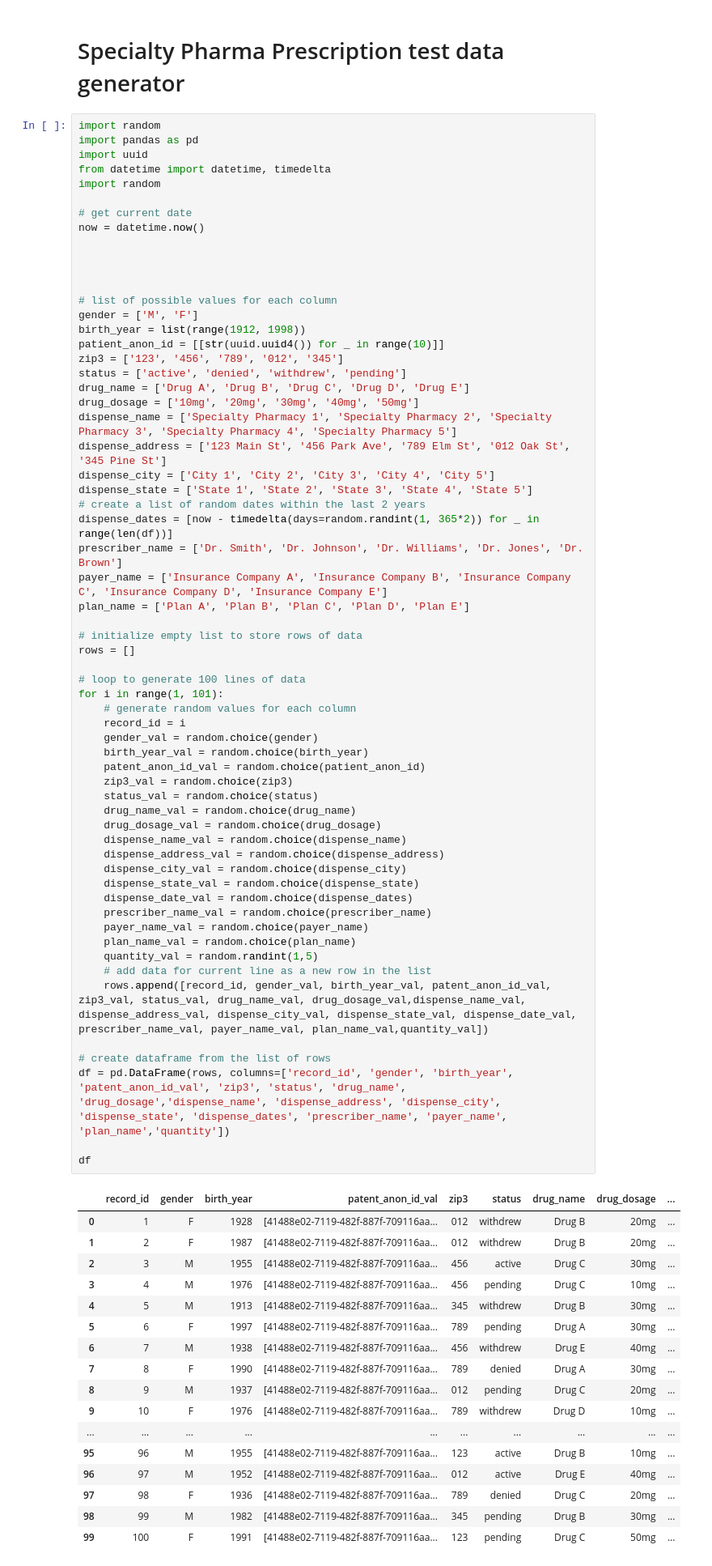
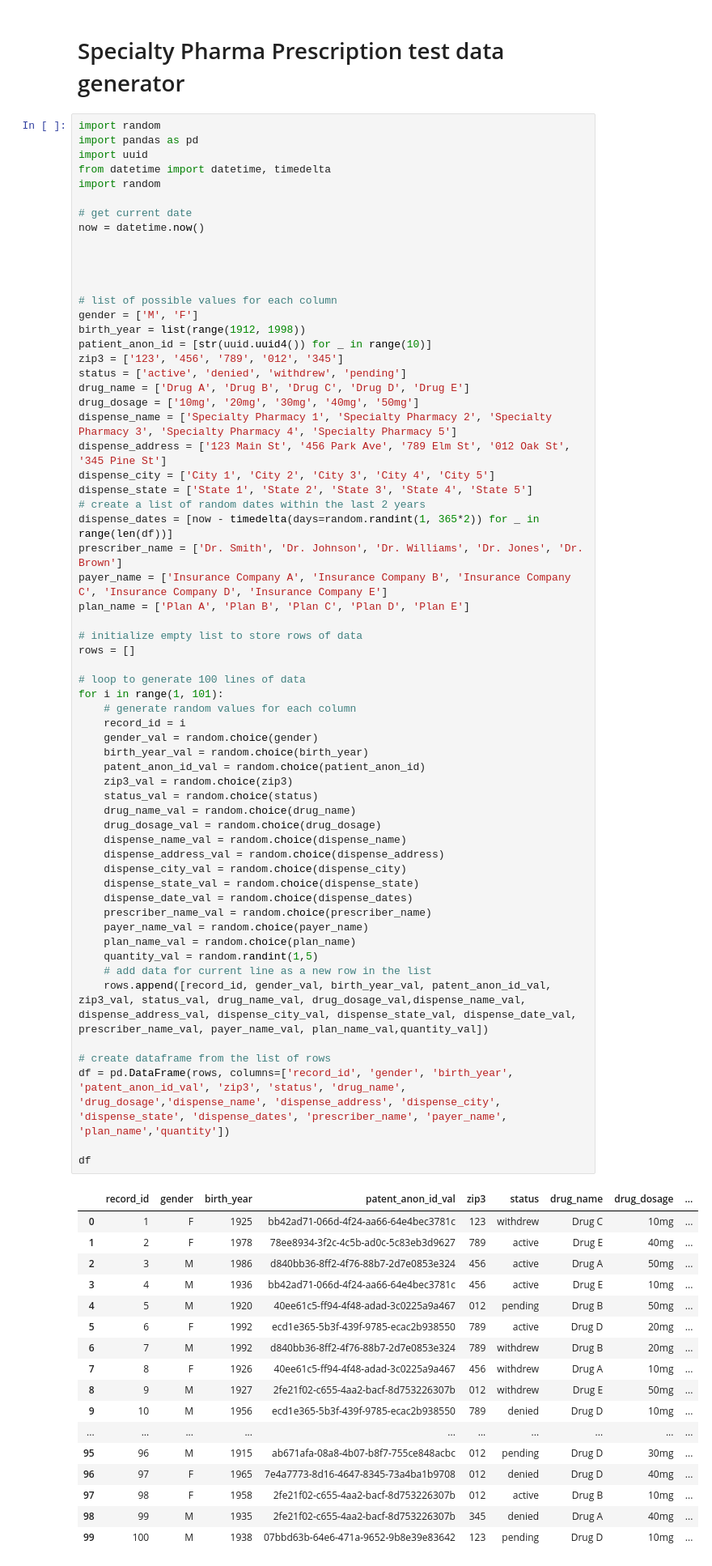
Before and after one commit to peterlyeung/biotech_data, a Jupyter notebook: Generate test data for special pharma prescriptions.ipynb, the cells around one changed output. Shown at 81% size. Drawn from its saved outputs; the diff is of its cells as text.

Commit message:
Corrected anon_id
Should not be array in array

```diff
--- a/Generate test data for special pharma prescriptions.ipynb
+++ b/Generate test data for special pharma prescriptions.ipynb
@@ -16,7 +16,7 @@ now = datetime.now()
 # list of possible values for each column
 gender = ['M', 'F']
 birth_year = list(range(1912, 1998))
-patient_anon_id = [[str(uuid.uuid4()) for _ in range(10)]]
+patient_anon_id = [str(uuid.uuid4()) for _ in range(10)]
 zip3 = ['123', '456', '789', '012', '345']
 status = ['active', 'denied', 'withdrew', 'pending']
 drug_name = ['Drug A', 'Drug B', 'Drug C', 'Drug D', 'Drug E']
@@ -36,47 +36,47 @@ rows = []
 
 # loop to generate 100 lines of data
 for i in range(1, 101):
     # generate random values for each column
     record_id = i
     gender_val = random.choice(gender)
     birth_year_val = random.choice(birth_year)
     patent_anon_id_val = random.choice(patient_anon_id)
     zip3_val = random.choice(zip3)
     status_val = random.choice(status)
     drug_name_val = random.choice(drug_name)
     drug_dosage_val = random.choice(drug_dosage)
     dispense_name_val = random.choice(dispense_name)
     dispense_address_val = random.choice(dispense_address)
     dispense_city_val = random.choice(dispense_city)
     dispense_state_val = random.choice(dispense_state)
     dispense_date_val = random.choice(dispense_dates)
     prescriber_name_val = random.choice(prescriber_name)
     payer_name_val = random.choice(payer_name)
     plan_name_val = random.choice(plan_name)
     quantity_val = random.randint(1,5)
     # add data for current line as a new row in the list
     rows.append([record_id, gender_val, birth_year_val, patent_anon_id_val, zip3_val, status_val, drug_name_val, drug_dosage_val,dispense_name_val, dispense_address_val, dispense_city_val, dispense_state_val, dispense_date_val, prescriber_name_val, payer_name_val, plan_name_val,quantity_val])
 
 # create dataframe from the list of rows
 df = pd.DataFrame(rows, columns=['record_id', 'gender', 'birth_year', 'patent_anon_id_val', 'zip3', 'status', 'drug_name', 'drug_dosage','dispense_name', 'dispense_address', 'dispense_city', 'dispense_state', 'dispense_dates', 'prescriber_name', 'payer_name', 'plan_name','quantity'])
 
 df
 # %% [output]
 |  | record_id | gender | birth_year | patent_anon_id_val | zip3 | status | drug_name | drug_dosage | ... |
-| 0 | 1 | F | 1928 | [41488e02-7119-482f-887f-709116aa... | 012 | withdrew | Drug B | 20mg | ... |
-| 1 | 2 | F | 1987 | [41488e02-7119-482f-887f-709116aa... | 012 | withdrew | Drug B | 20mg | ... |
-| 2 | 3 | M | 1955 | [41488e02-7119-482f-887f-709116aa... | 456 | active | Drug C | 30mg | ... |
-| 3 | 4 | M | 1976 | [41488e02-7119-482f-887f-709116aa... | 456 | pending | Drug C | 10mg | ... |
-| 4 | 5 | M | 1913 | [41488e02-7119-482f-887f-709116aa... | 345 | withdrew | Drug B | 30mg | ... |
-| 5 | 6 | F | 1997 | [41488e02-7119-482f-887f-709116aa... | 789 | pending | Drug A | 30mg | ... |
-| 6 | 7 | M | 1938 | [41488e02-7119-482f-887f-709116aa... | 456 | withdrew | Drug E | 40mg | ... |
-| 7 | 8 | F | 1990 | [41488e02-7119-482f-887f-709116aa... | 789 | denied | Drug A | 30mg | ... |
-| 8 | 9 | M | 1937 | [41488e02-7119-482f-887f-709116aa... | 012 | pending | Drug C | 20mg | ... |
-| 9 | 10 | F | 1976 | [41488e02-7119-482f-887f-709116aa... | 789 | withdrew | Drug D | 10mg | ... |
+| 0 | 1 | F | 1925 | bb42ad71-066d-4f24-aa66-64e4bec3781c | 123 | withdrew | Drug C | 10mg | ... |
+| 1 | 2 | F | 1978 | 78ee8934-3f2c-4c5b-ad0c-5c83eb3d9627 | 789 | active | Drug E | 40mg | ... |
+| 2 | 3 | M | 1986 | d840bb36-8ff2-4f76-88b7-2d7e0853e324 | 456 | active | Drug A | 50mg | ... |
+| 3 | 4 | M | 1936 | bb42ad71-066d-4f24-aa66-64e4bec3781c | 456 | active | Drug E | 10mg | ... |
+| 4 | 5 | M | 1920 | 40ee61c5-ff94-4f48-adad-3c0225a9a467 | 012 | pending | Drug B | 50mg | ... |
+| 5 | 6 | F | 1992 | ecd1e365-5b3f-439f-9785-ecac2b938550 | 789 | active | Drug D | 20mg | ... |
+| 6 | 7 | M | 1992 | d840bb36-8ff2-4f76-88b7-2d7e0853e324 | 789 | withdrew | Drug B | 20mg | ... |
+| 7 | 8 | F | 1926 | 40ee61c5-ff94-4f48-adad-3c0225a9a467 | 456 | withdrew | Drug A | 10mg | ... |
+| 8 | 9 | M | 1927 | 2fe21f02-c655-4aa2-bacf-8d753226307b | 012 | withdrew | Drug E | 50mg | ... |
+| 9 | 10 | M | 1956 | ecd1e365-5b3f-439f-9785-ecac2b938550 | 789 | denied | Drug D | 10mg | ... |
 | ... | ... | ... | ... | ... | ... | ... | ... | ... | ... |
-| 95 | 96 | M | 1955 | [41488e02-7119-482f-887f-709116aa... | 123 | active | Drug B | 10mg | ... |
-| 96 | 97 | M | 1952 | [41488e02-7119-482f-887f-709116aa... | 012 | active | Drug E | 40mg | ... |
-| 97 | 98 | F | 1936 | [41488e02-7119-482f-887f-709116aa... | 789 | denied | Drug C | 20mg | ... |
-| 98 | 99 | M | 1982 | [41488e02-7119-482f-887f-709116aa... | 345 | pending | Drug B | 30mg | ... |
-| 99 | 100 | F | 1991 | [41488e02-7119-482f-887f-709116aa... | 123 | pending | Drug C | 50mg | ... |
+| 95 | 96 | M | 1915 | ab671afa-08a8-4b07-b8f7-755ce848acbc | 012 | pending | Drug D | 30mg | ... |
+| 96 | 97 | F | 1965 | 7e4a7773-8d16-4647-8345-73a4ba1b9708 | 012 | denied | Drug D | 40mg | ... |
+| 97 | 98 | F | 1958 | 2fe21f02-c655-4aa2-bacf-8d753226307b | 012 | active | Drug B | 10mg | ... |
+| 98 | 99 | M | 1935 | 2fe21f02-c655-4aa2-bacf-8d753226307b | 345 | denied | Drug A | 40mg | ... |
+| 99 | 100 | M | 1938 | 07bbd63b-64e6-471a-9652-9b8e39e83642 | 123 | pending | Drug D | 10mg | ... |
 100 rows × 17 columns
```
Also changed, not shown: parts of 1 cell of this notebook, 1 other file.
